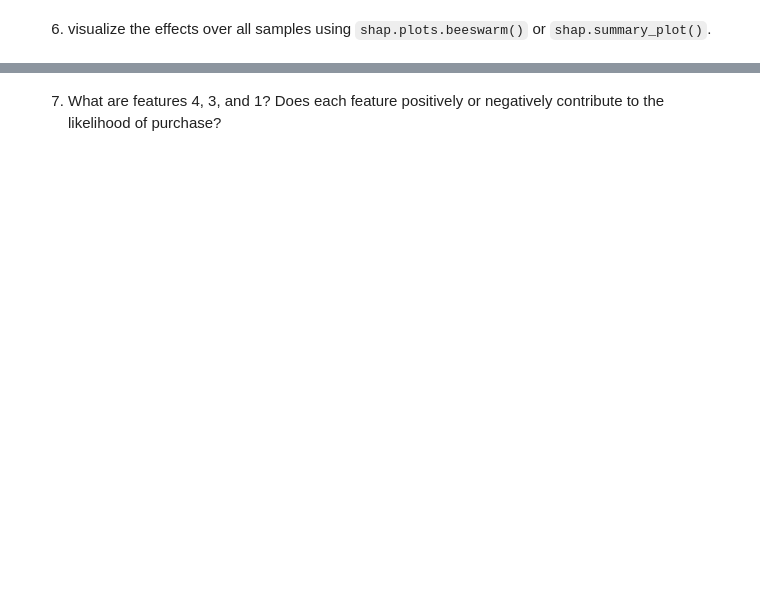
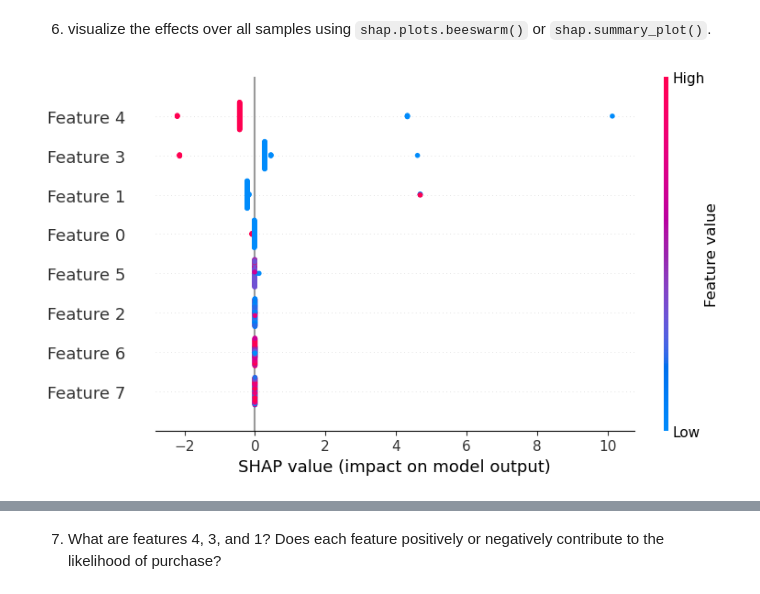
Before and after one commit to PedramPedram/MLE10, a Jupyter notebook: assignments/week-06-supervised-ml/nb/electronics-purchase-prediction.ipynb, the cells around one changed output, grey strips where cells are left out. Cells and saved outputs as stored; diff of their text form; code cells hidden in the pictures; blank space fills up the shorter version.

```diff
--- a/assignments/week-06-supervised-ml/nb/electronics-purchase-prediction.ipynb
+++ b/assignments/week-06-supervised-ml/nb/electronics-purchase-prediction.ipynb
@@ -362,6 +440,6 @@ Intepretation of a linear model such as logistic regression is staightforward, h
 from sklearn.ensemble import GradientBoostingClassifier
 # %%
 %%time
-gbt_model = None # YOUR CODE HERE
+gbt_model = GradientBoostingClassifier()#None # YOUR CODE HERE
 gbt_model.fit(X_train_reduced, y_train)
 gbt_pred = gbt_model.predict(X_test_reduced)
@@ -383,7 +488,7 @@ Once the script works properly, use all the data from `X_test_reduced`.
 Apply `shap.Explainer()` to calculate the SHAP values for the Gradient Boosting classifier you fit earlier.
 # %%
 np.random.seed(123)
-subset_size = X_test_reduced.shape[0] # start with 100
+subset_size = 100#X_test_reduced.shape[0] # start with 100
 idx = np.random.randint(X_test_reduced.shape[0], size=subset_size)
 X_test_reduced_subset = X_test_reduced[idx, ]
 
@@ -391,6 +500,6 @@ assert X_test_reduced_subset.shape == (subset_size, 8)
 # %%
 import shap
-explainer = None# YOUR CODE HERE
+explainer = shap.Explainer(gbt_model)#None# YOUR CODE HERE
 # %%
 %%time
-shap_values = None # YOUR CODE HERE
+shap_values = explainer(X_test_reduced_subset)#None # YOUR CODE HERE
@@ -400,0 +511,7 @@ shap_values = None # YOUR CODE HERE
+# %%
+# YOUR CODE HERE
+%matplotlib inline
+
+shap.summary_plot(shap_values,X_test_reduced_subset)#, max_display=X_test_reduced_subset.shape[1])#, feature_names=feature_names)
+# %% [output]
+[figure, added]
```
Also changed, not shown: parts of 28 cells of this notebook, 1 other file.
